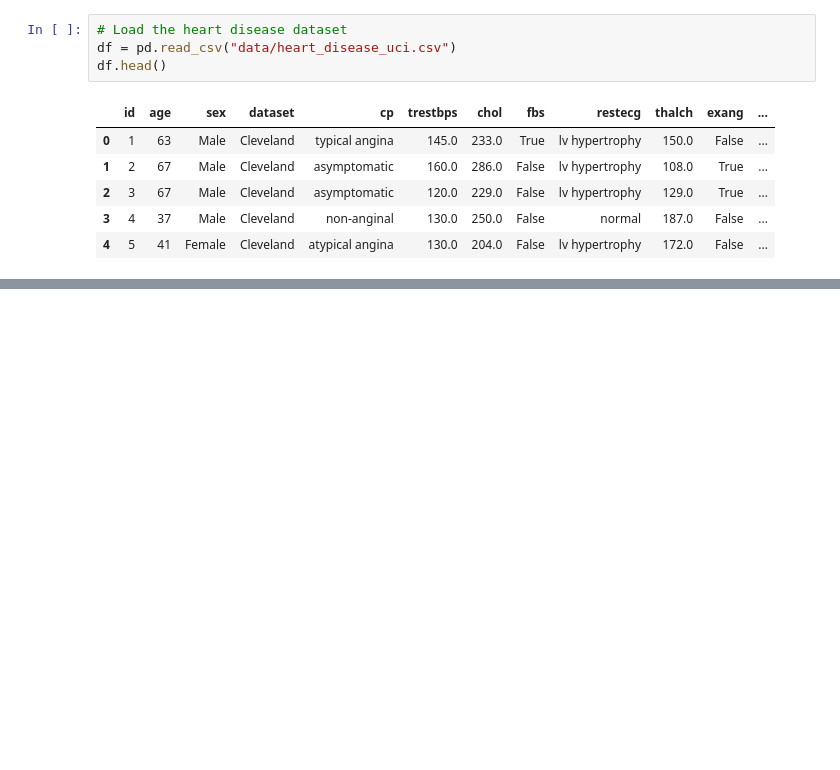
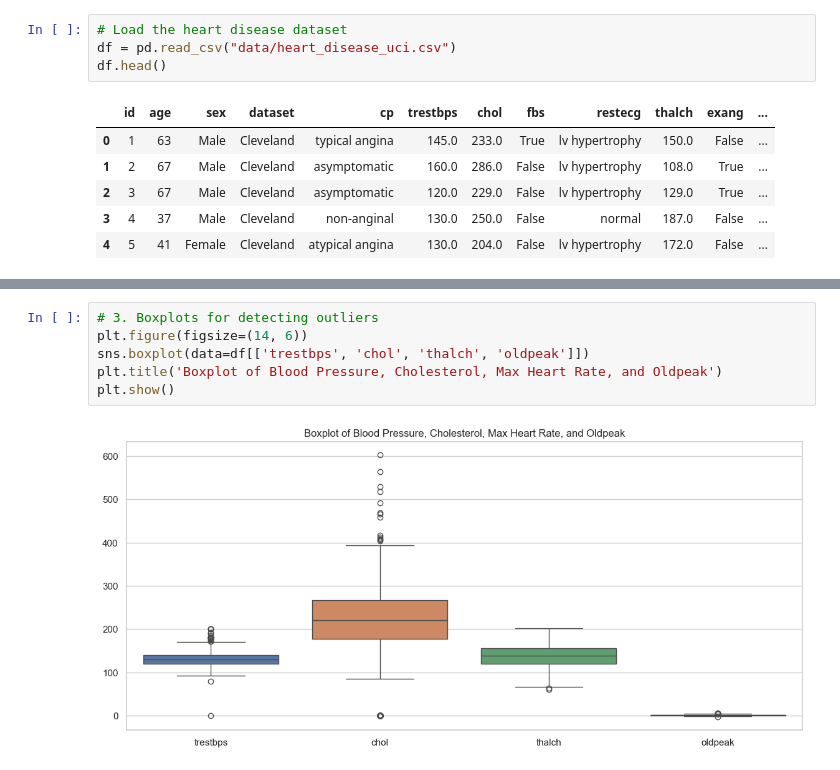
Before and after one commit to ZigaLarissa/heart-disease-analysis, a Jupyter notebook: model.ipynb, the cells around one changed output, grey strips where cells are left out. Saved outputs shown, nothing was run; the diff lists cells and outputs as text; blank space fills up the shorter version.

```diff
--- a/model.ipynb
+++ b/model.ipynb
@@ -35,0 +158,8 @@ df.head()
+# %%
+# 3. Boxplots for detecting outliers
+plt.figure(figsize=(14, 6))
+sns.boxplot(data=df[['trestbps', 'chol', 'thalch', 'oldpeak']])
+plt.title('Boxplot of Blood Pressure, Cholesterol, Max Heart Rate, and Oldpeak')
+plt.show()
+# %% [output]
+[figure, added]
```
Also changed, not shown: parts of 9 cells of this notebook.
